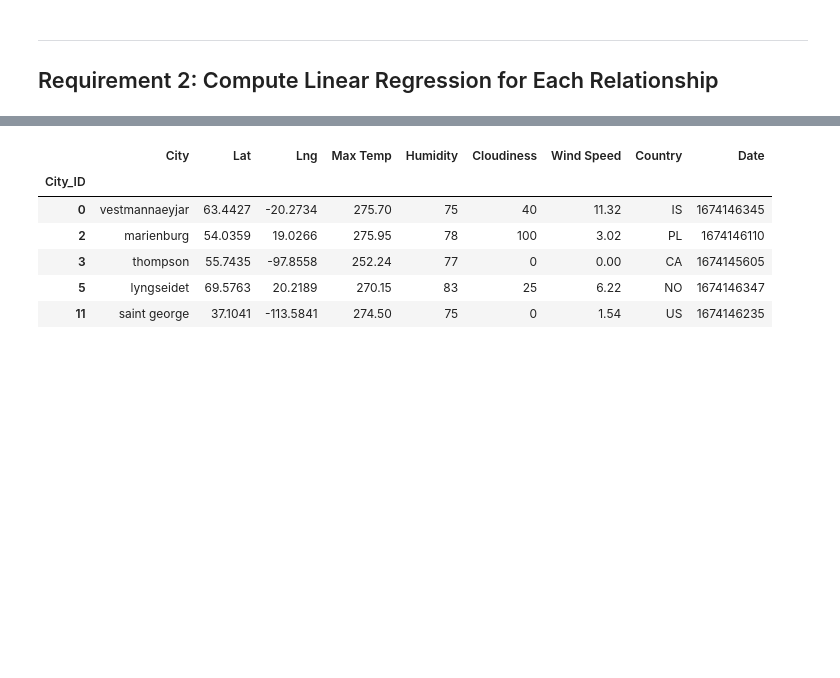
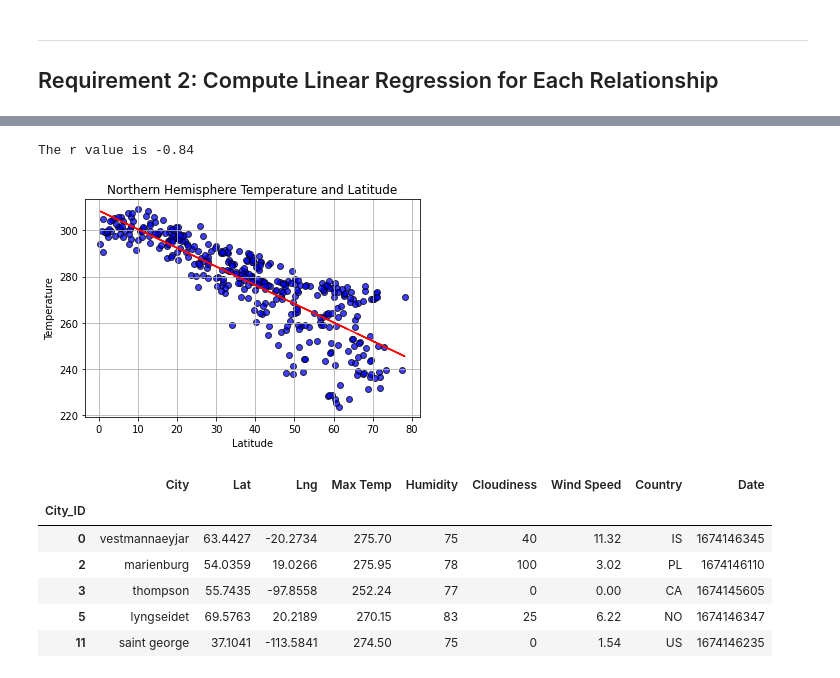
Before and after one commit to lilphonsdale/python-api-challenge, a Jupyter notebook: WeatherPy/WeatherPy.ipynb, the cells around one changed output, grey strips where cells are left out. Saved outputs shown, nothing was run; the diff lists cells and outputs as text; code cells hidden in the pictures; blank space fills up the shorter version.

Commit message:
with a function
we out here tryin to function

```diff
--- a/WeatherPy/WeatherPy.ipynb
+++ b/WeatherPy/WeatherPy.ipynb
@@ -352,3 +257,71 @@ Name: Lat, Length: 547, dtype: float64
+# %%
+# Define a function to create Linear Regression plots
+
+# independent = x_axis
+# dependent = temp
+# reg_slope, reg_int, reg_r, reg_p, reg_std_err = linregress(independent, temp)
+# reg_fit = reg_slope * independent + reg_int
+# reg_fit
+
+# dependents = [
+#     "temp":
+#     "humid",
+#     "clouds",
+#     "windy"
+# ]
+
+# regs = []
+
+def create_lr(x, y, title, xlabel, ylabel, filename):
+
+# for dependent in dependents:
+
+#     reg_slope, reg_int, reg_r, reg_p, reg_std_err = linregress(independent, dependent)
+#     reg_fit = reg_slope * independent + reg_int
+#     regs.append(reg_fit)
+
+# print(regs)
+
+# Linear regression on Northern Hemisphere
+
+# Build scatter plot for latitude vs. temperature
+#     nh_lat = northern_hemi_df["Lat"]
+#     nh_temp = northern_hemi_df["Max Temp"]
+
+    reg_slope, reg_int, reg_r, reg_p, reg_std_err = linregress(x, y)
+    reg_fit = reg_slope * x + reg_int
+
+    line = "y = " + str(round(reg_slope,2)) + "x + " + str(round(reg_int,2))
+
+    print(f"The r value is {round(reg_r,2)}")
+
+    plt.scatter(x,y, marker="o", facecolors="blue", edgecolors="black", alpha=0.75)
+    plt.plot(x, reg_fit, color = "red")
+
+    # Incorporate the other graph properties
+    plt.title(title)
+    plt.xlabel(xlabel)
+    plt.ylabel(ylabel)
+    plt.grid()
+    plt.annotate(line,(5.8,0.8),fontsize=15,color="red")
+
+
+    # Save the figure
+    plt.savefig(f"../output_data/{filename}.png")
+
+    # # Show plot
+    plt.show()
+
+create_lr(x = northern_hemi_df["Lat"],
+          y = northern_hemi_df["Max Temp"],
+          title = "Northern Hemisphere Temperature and Latitude",
+          xlabel = "Latitude",
+          ylabel = "Temperature",
+          filename = "fig12"
+         )
+# %% [output]
+The r value is -0.84
+[figure, added]
 # %%
 # Create a DataFrame with the Northern Hemisphere data (Latitude >= 0)
 northern_hemi_df = city_data_df.loc[city_data_df["Lat"] >= 0]
```
Also changed, not shown: parts of 11 cells of this notebook, 5 other files.
